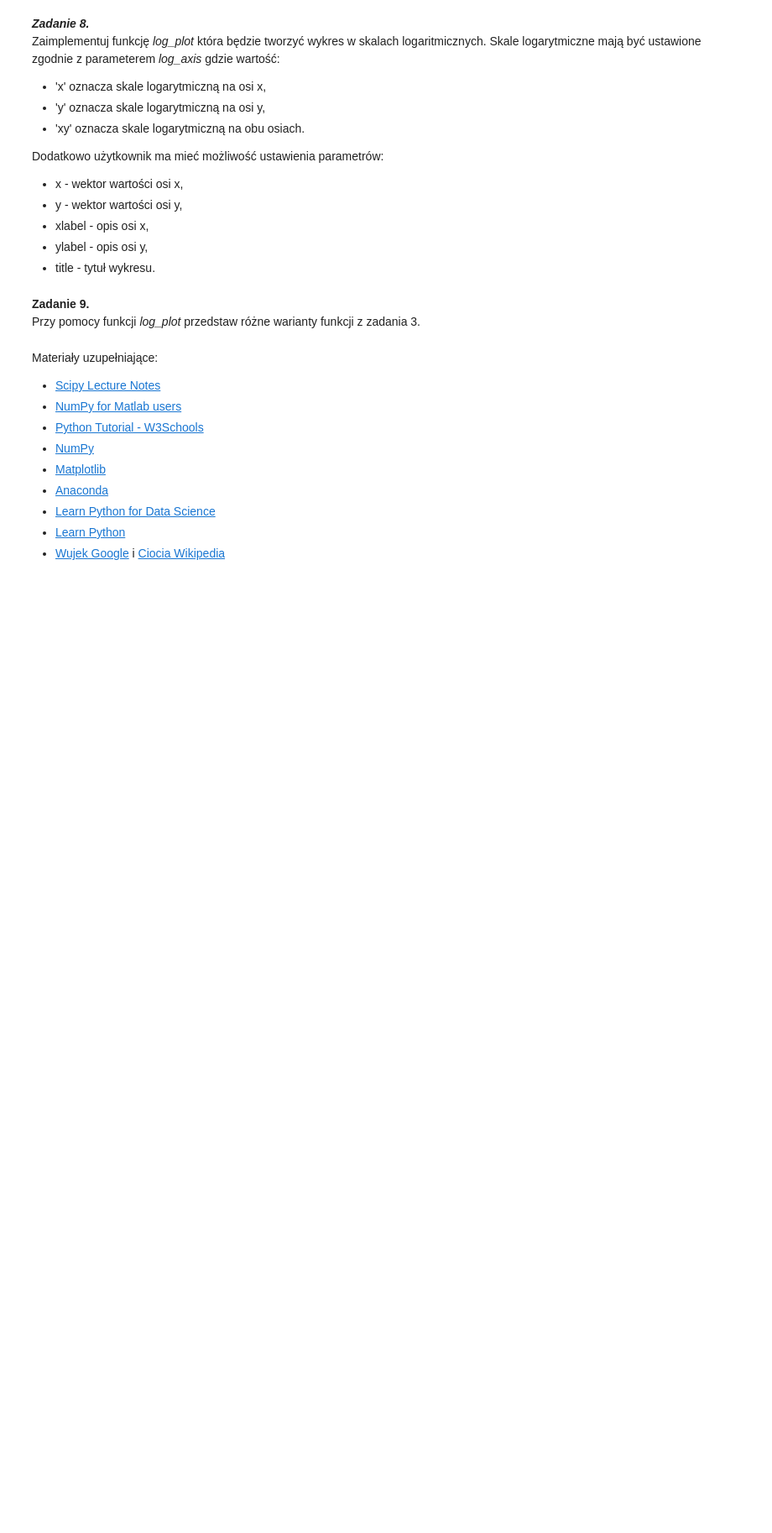
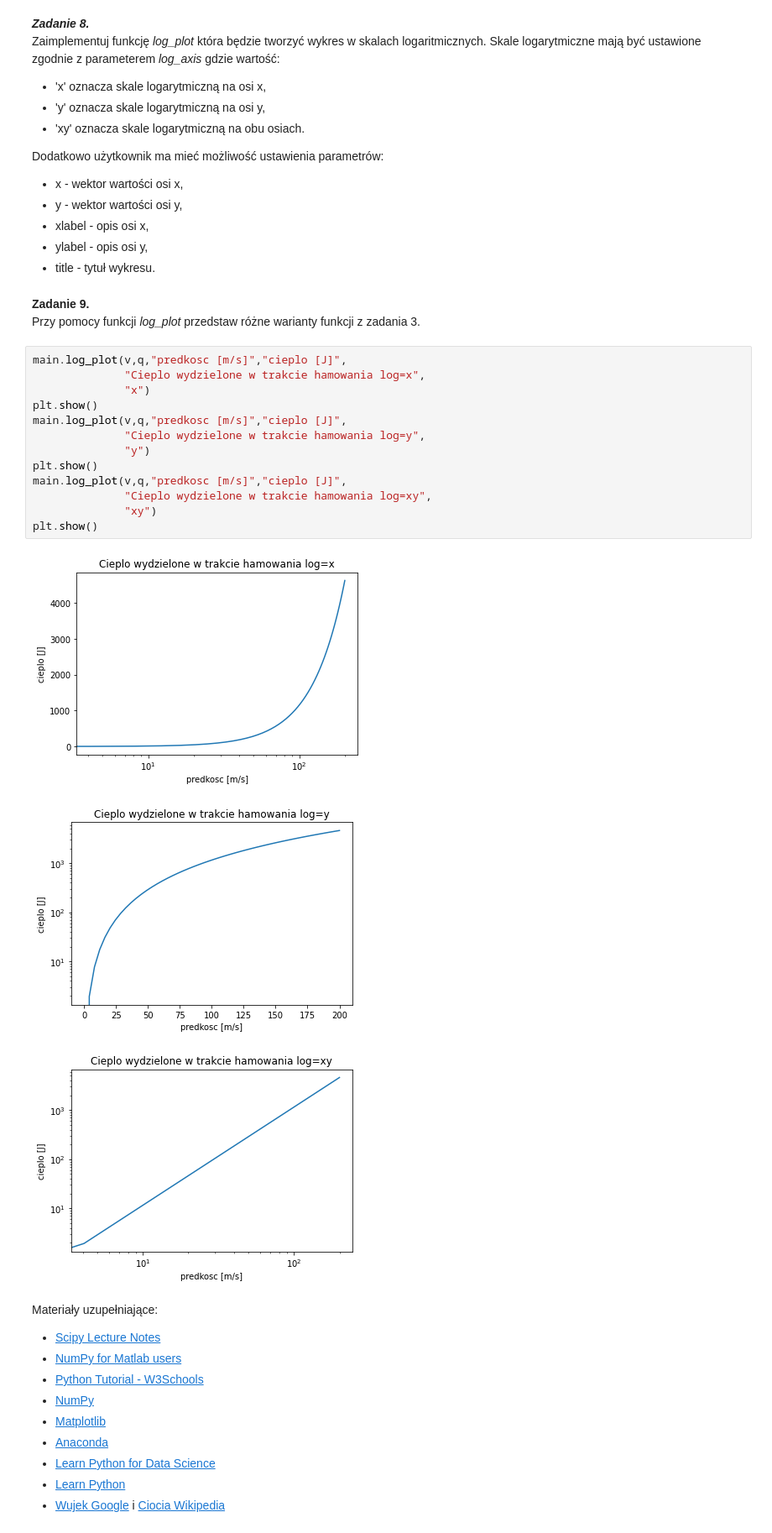
Before and after one commit to SzymonKupiecki/lab2, a Jupyter notebook: sprawozdanie.ipynb, the cells around one changed output. Shown at 84% size. Saved outputs shown, nothing was run; the diff lists cells and outputs as text; blank space fills up the shorter version.

```diff
--- a/sprawozdanie.ipynb
+++ b/sprawozdanie.ipynb
@@ -186,6 +186,23 @@ Dodatkowo użytkownik ma mieć możliwość ustawienia parametrów:
 # %% [markdown]
 **Zadanie 9.**
 Przy pomocy funkcji *log\_plot* przedstaw różne warianty funkcji z zadania 3.
+# %%
+main.log_plot(v,q,"predkosc [m/s]","cieplo [J]",
+              "Cieplo wydzielone w trakcie hamowania log=x",
+              "x")
+plt.show()
+main.log_plot(v,q,"predkosc [m/s]","cieplo [J]",
+              "Cieplo wydzielone w trakcie hamowania log=y",
+              "y")
+plt.show()
+main.log_plot(v,q,"predkosc [m/s]","cieplo [J]",
+              "Cieplo wydzielone w trakcie hamowania log=xy",
+              "xy")
+plt.show()
+# %% [output]
+[figure, added]
+[figure, added]
+[figure, added]
 # %% [markdown]
 
 Materiały uzupełniające:
```
Also changed, not shown: parts of 1 cell of this notebook, 1 other file.
